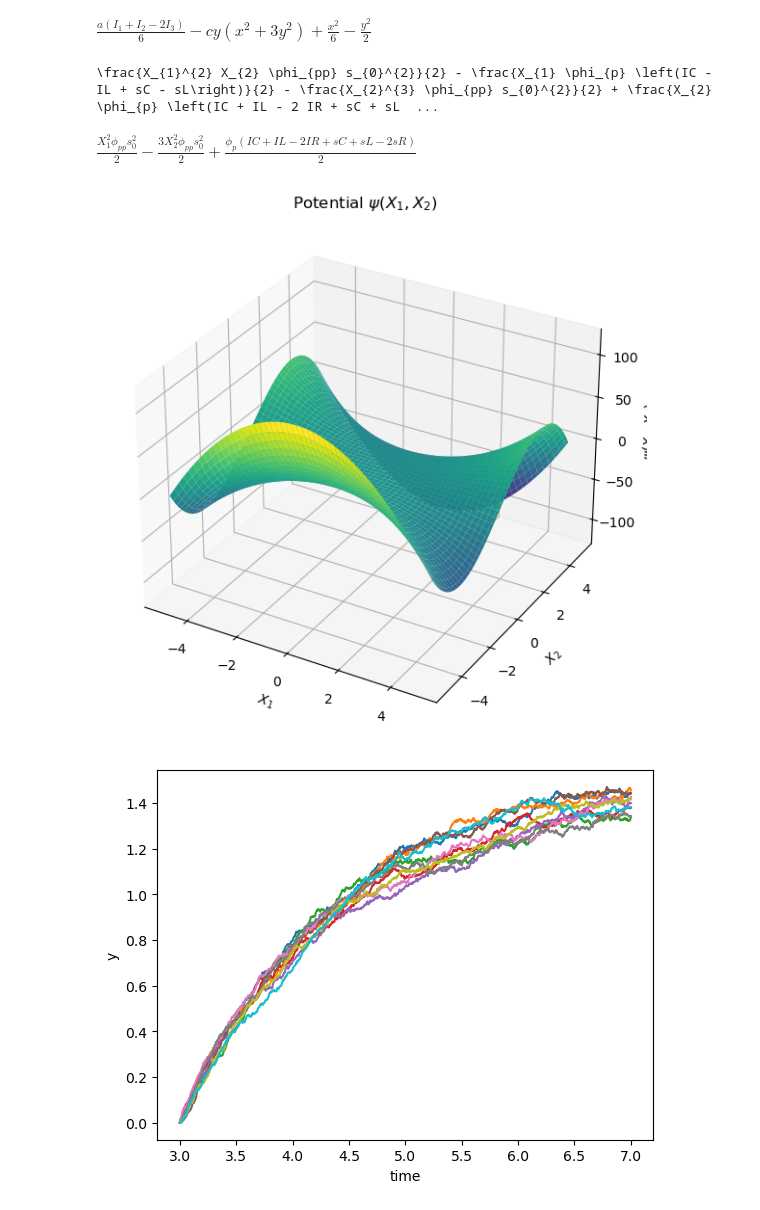
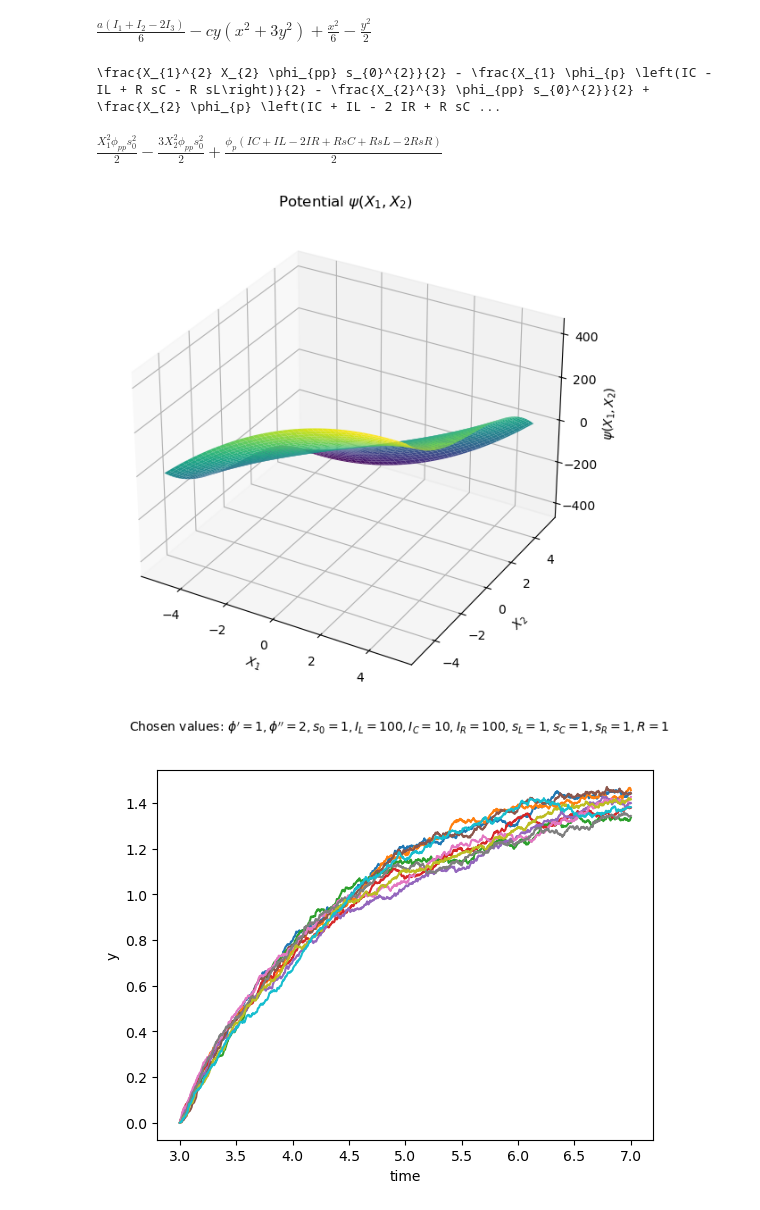
Before and after one commit to javirm3/TFG, a Jupyter notebook: simulations/derivation-potential.ipynb, the cells around one changed output. Cells and saved outputs as stored; diff of their text form; code cells hidden in the pictures.

```diff
--- a/simulations/derivation-potential.ipynb
+++ b/simulations/derivation-potential.ipynb
@@ -60,11 +60,11 @@ import sympy as sp
 
 # Definimos variables simbólicas
 X1, X2 = sp.symbols('X1 X2')
-phi_p, phi_pp, s0, IL, IC, IR, sL, sC, sR = sp.symbols('phi_p phi_pp s0 IL IC IR sL sC sR')
+phi_p, phi_pp, s0, IL, IC, IR, sL, sC, sR, R = sp.symbols('phi_p phi_pp s0 IL IC IR sL sC sR, R')
 
 # Campo ajustado como lo planteas en la corrección
-F1_bar = (phi_p / 2)*(IL - IC + sL - sC) + s0**2 * phi_pp * X1 * X2
-F2_bar = (phi_p / 6)*(IL + IC - 2*IR + sL + sC - 2*sR) + (s0**2 * phi_pp / 6)*(X1**2 - 3*X2**2)
+F1_bar = (phi_p / 2)*(IL - IC + R*(sL - sC)) + s0**2 * phi_pp * X1 * X2
+F2_bar = (phi_p / 6)*(IL + IC - 2*IR + R*(sL + sC - 2*sR)) + (s0**2 * phi_pp / 6)*(X1**2 - 3*X2**2)
 
 # Definir ahora el campo ajustado multiplicando la segunda componente por 3, como lo mencionas explícitamente
 F1 = F1_bar
@@ -84,7 +84,7 @@ potencial_simplificado = sp.simplify(potencial)
 potencial_simplificado
 print(sp.latex(potencial_simplificado))
 # %% [output]
-\frac{X_{1}^{2} X_{2} \phi_{pp} s_{0}^{2}}{2} - \frac{X_{1} \phi_{p} \left(IC - IL + sC - sL\right)}{2} - \frac{X_{2}^{3} \phi_{pp} s_{0}^{2}}{2} + \frac{X_{2} \phi_{p} \left(IC + IL - 2 IR + sC + sL  ...
+\frac{X_{1}^{2} X_{2} \phi_{pp} s_{0}^{2}}{2} - \frac{X_{1} \phi_{p} \left(IC - IL + R sC - R sL\right)}{2} - \frac{X_{2}^{3} \phi_{pp} s_{0}^{2}}{2} + \frac{X_{2} \phi_{p} \left(IC + IL - 2 IR + R sC ...
 # %%
 dpsi_dx = sp.diff(potencial_simplificado, X1)
 dpsi_dy = sp.diff(potencial_simplificado, X2)
@@ -94,7 +94,7 @@ dpsi_dx_simplified = sp.simplify(dpsi_dx)
 dpsi_dy_simplified = sp.simplify(dpsi_dy)
 dpsi_dy_simplified
 # %% [output]
-$\displaystyle \frac{X_{1}^{2} \phi_{pp} s_{0}^{2}}{2} - \frac{3 X_{2}^{2} \phi_{pp} s_{0}^{2}}{2} + \frac{\phi_{p} \left(IC + IL - 2 IR + sC + sL - 2 sR\right)}{2}$
+$\displaystyle \frac{X_{1}^{2} \phi_{pp} s_{0}^{2}}{2} - \frac{3 X_{2}^{2} \phi_{pp} s_{0}^{2}}{2} + \frac{\phi_{p} \left(IC + IL - 2 IR + R sC + R sL - 2 R sR\right)}{2}$
 # %%
 import numpy as np
 import matplotlib.pyplot as plt
@@ -104,41 +104,45 @@ from mpl_toolkits.mplot3d import Axes3D
 phi_p_val = 1
 phi_pp_val = 2
 s0_val = 1
-IL_val, IC_val, IR_val = 1, 1, 1
+IL_val, IC_val, IR_val = 100, 10, 100
 sL_val, sC_val, sR_val = 1, 1, 1
+R_val = 1
 
 # Convertir el potencial simbólico a función numérica
 potencial_num = sp.lambdify((X1, X2), potencial_simplificado.subs({
     phi_p: phi_p_val,
     phi_pp: phi_pp_val,
     s0: s0_val,
     IL: IL_val,
     IC: IC_val,
     IR: IR_val,
     sL: sL_val,
     sC: sC_val,
-    sR: sR_val
+    sR: sR_val,
+    R: R_val
 }))
+# Add caption with the chosen values
 
 # Crear malla de valores
 x_vals = np.linspace(-5, 5, 100)
 y_vals = np.linspace(-5, 5, 100)
 X, Y = np.meshgrid(x_vals, y_vals)
 Z = potencial_num(X, Y)
 
 # Gráfica 3D del potencial
 fig = plt.figure(figsize=(10, 7))
 ax = fig.add_subplot(111, projection='3d')
 ax.plot_surface(X, Y, Z, cmap='viridis')
-
+caption = f"Chosen values: $\phi'={phi_p_val}, \phi''={phi_pp_val}, s_0={s0_val}, I_L={IL_val}, I_C={IC_val}, I_R={IR_val}, s_L={sL_val}, s_C={sC_val}, s_R={sR_val}, R = {R_val}$"
+ax.text2D(0.05, -0.05, caption, transform=ax.transAxes, fontsize=10, verticalalignment='top')
 ax.set_xlabel('$X_1$')
 ax.set_ylabel('$X_2$')
 ax.set_zlabel('$\psi(X_1,X_2)$')
 ax.set_title('Potential $\psi(X_1,X_2)$')
-
+plt.savefig('potencial.png', dpi = 600)
 plt.show()
 # %% [output]
-[figure, old version]
+[figure, new version]
 # %%
 plot_simulations(10)
 # %% [output]
```
Also changed, not shown: 9 other files.
